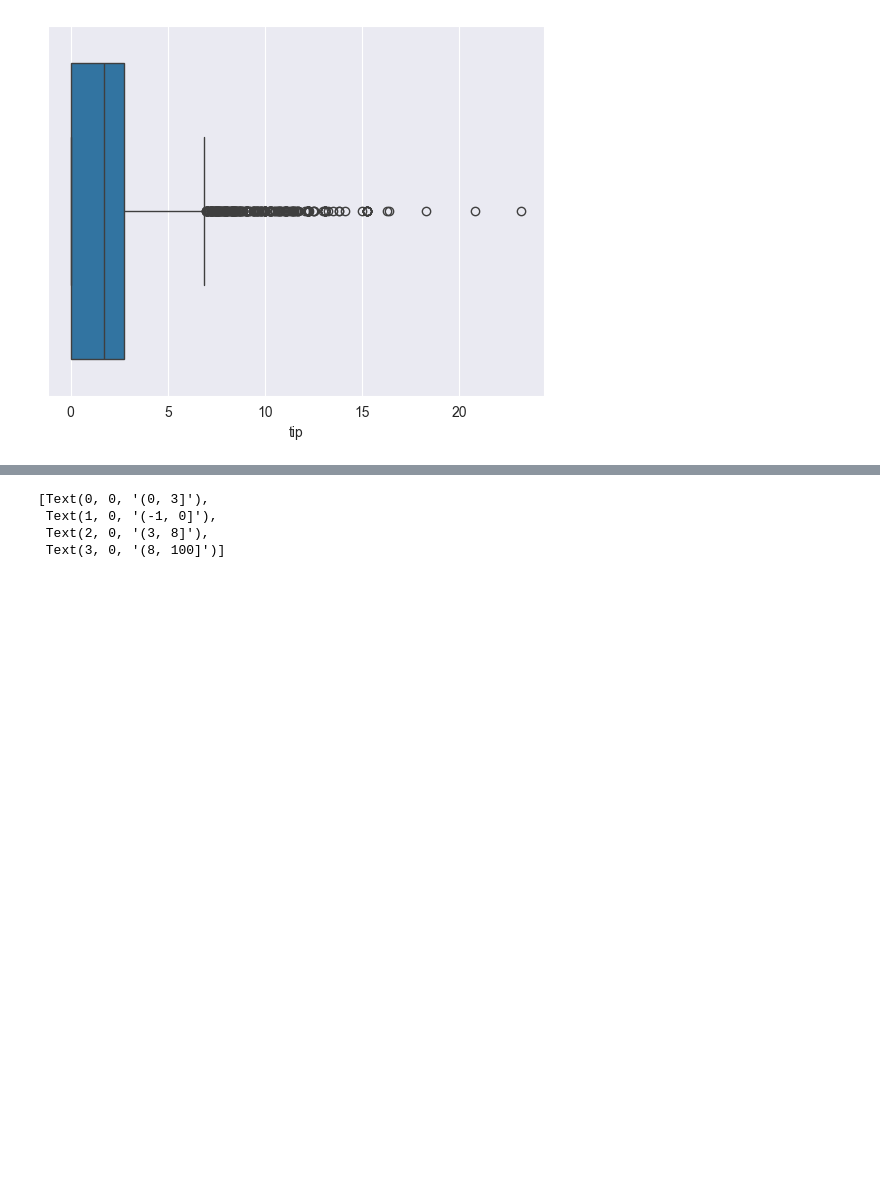
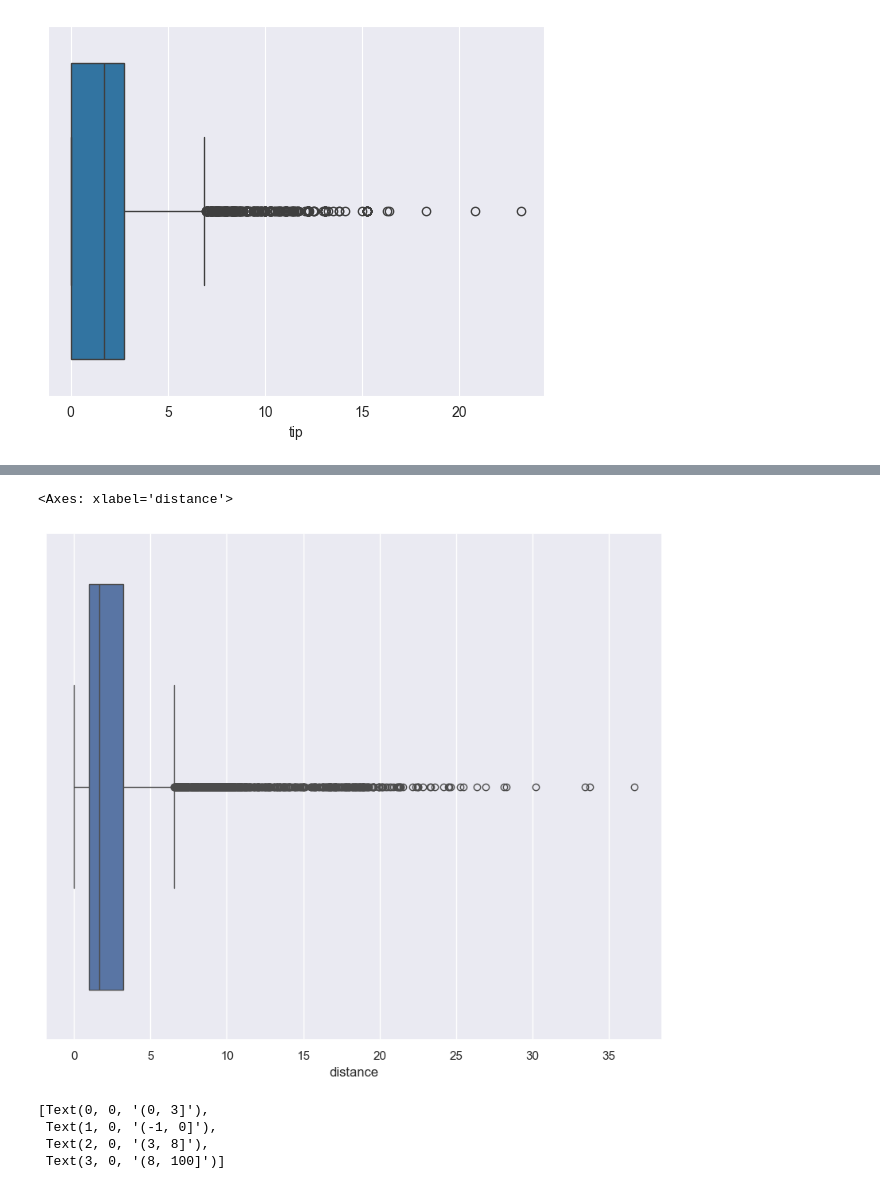
Before and after one commit to MagicalGlove/MachineLearning, a Jupyter notebook: Ola 1.ipynb, the cells around one changed output, grey strips where cells are left out. Saved outputs shown, nothing was run; the diff lists cells and outputs as text; code cells hidden in the pictures; blank space fills up the shorter version.

```diff
--- a/Ola 1.ipynb
+++ b/Ola 1.ipynb
@@ -228,3 +228,9 @@ sns.boxplot(x=tripData["tip"])
 # %% [output]
 <Axes: xlabel='tip'>
 [figure]
+# %%
+# Remove the identified outlier by sorting by trip distance and remove the first element
+taxiData = taxiData.sort_values('distance', ascending = False)
+taxiData = taxiData.iloc[1:,:]
+
+taxiData.head(1000)
@@ -231,3 +251,9 @@ sns.boxplot(x=tripData["tip"])
+# %%
+#Show box blop with no outliers
+sns.boxplot(x=taxiData["distance"])
+# %% [output]
+<Axes: xlabel='distance'>
+[figure, added]
 # %%
 
 sns.set(rc={'figure.figsize':(10,8.27)})
```
Also changed, not shown: parts of 4 cells of this notebook.
